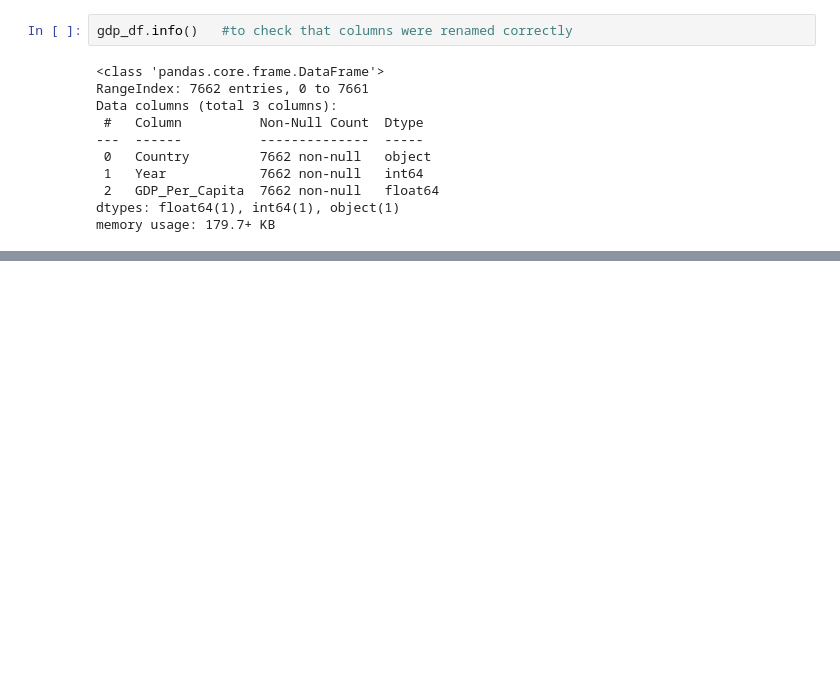
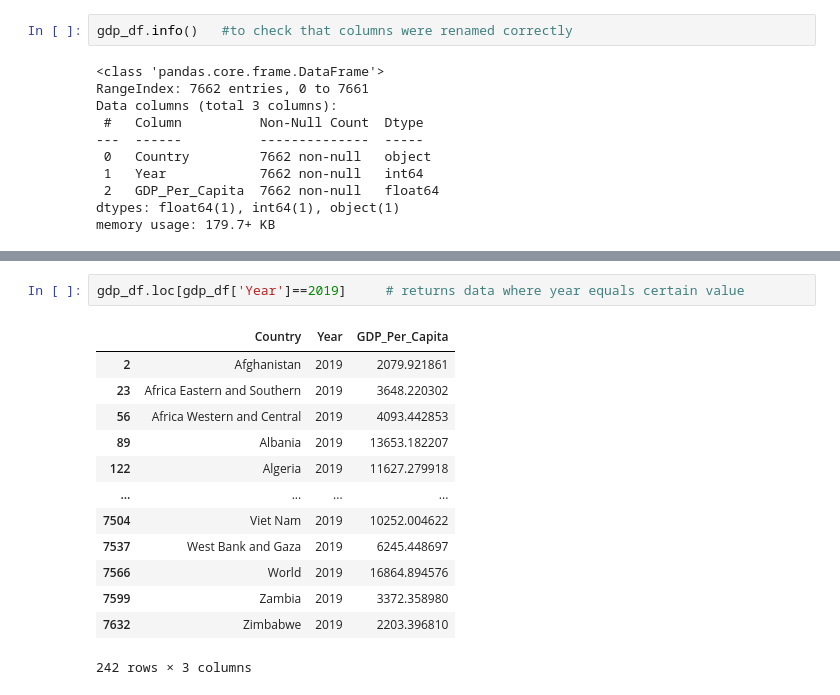
Before and after one commit to NSS-Data-Analytics-Cohort-12/un-python-ryanhartman247, a Jupyter notebook: notebooks/un_data_notebook.ipynb, the cells around one changed output, grey strips where cells are left out. Cells and saved outputs as stored; diff of their text form; blank space fills up the shorter version.

```diff
--- a/notebooks/un_data_notebook.ipynb
+++ b/notebooks/un_data_notebook.ipynb
@@ -85,0 +174,16 @@ dtype: int64
+# %%
+gdp_df.loc[gdp_df['Year']==2019]     # returns data where year equals certain value
+# %% [output]
+|  | Country | Year | GDP_Per_Capita |
+| 2 | Afghanistan | 2019 | 2079.921861 |
+| 23 | Africa Eastern and Southern | 2019 | 3648.220302 |
+| 56 | Africa Western and Central | 2019 | 4093.442853 |
+| 89 | Albania | 2019 | 13653.182207 |
+| 122 | Algeria | 2019 | 11627.279918 |
+| ... | ... | ... | ... |
+| 7504 | Viet Nam | 2019 | 10252.004622 |
+| 7537 | West Bank and Gaza | 2019 | 6245.448697 |
+| 7566 | World | 2019 | 16864.894576 |
+| 7599 | Zambia | 2019 | 3372.358980 |
+| 7632 | Zimbabwe | 2019 | 2203.396810 |
+242 rows × 3 columns
```
Also changed, not shown: parts of 24 cells of this notebook.
